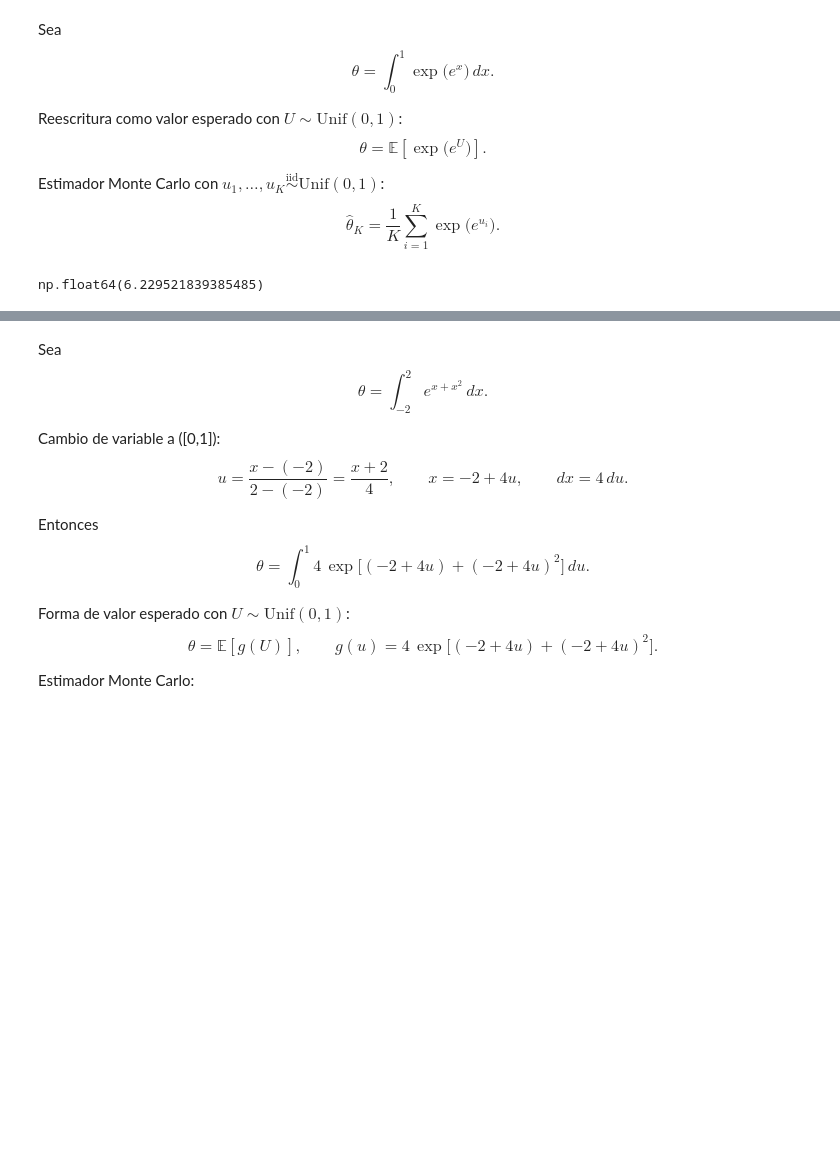
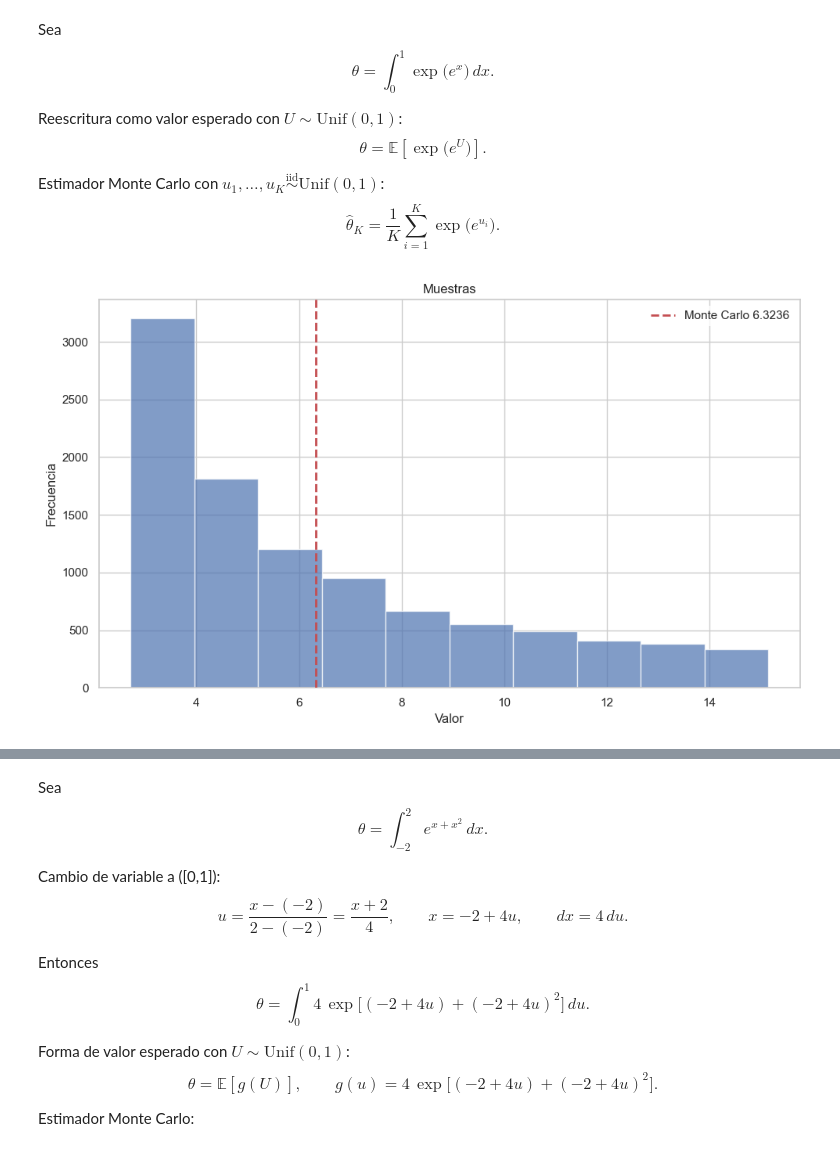
Before and after one commit to heritaco/Simulacion-Estocastica, a Jupyter notebook: 01_generacion_variables_aleatorias/01_numeros_aleatorios/actividad/notebook.ipynb, the cells around one changed output, grey strips where cells are left out. Drawn from its saved outputs; the diff is of its cells as text; code cells hidden in the pictures; blank space fills up the shorter version.

```diff
--- a/01_generacion_variables_aleatorias/01_numeros_aleatorios/actividad/notebook.ipynb
+++ b/01_generacion_variables_aleatorias/01_numeros_aleatorios/actividad/notebook.ipynb
@@ -59,15 +104,17 @@ $$
 \widehat{\theta}_K=\frac{1}{K}\sum_{i=1}^{K} \exp\!\big(e^{u_i}\big).
 $$
 # %%
-import numpy as np
-
 def h(u):
     return np.exp(np.exp(u))
 
-k = 1000
+k = 10000
 
 u = np.random.random(k)
 
-h(u).mean()
+muestras = h(u)
+montecarlo = muestras.mean()
+montecarlo
-# %% [output]
-np.float64(6.229521839385485)
+# %%
+histograma(muestras, montecarlo, bins=10)
+# %% [output]
+[figure, added]
```
Also changed, not shown: parts of 45 cells of this notebook, 34 other files.
